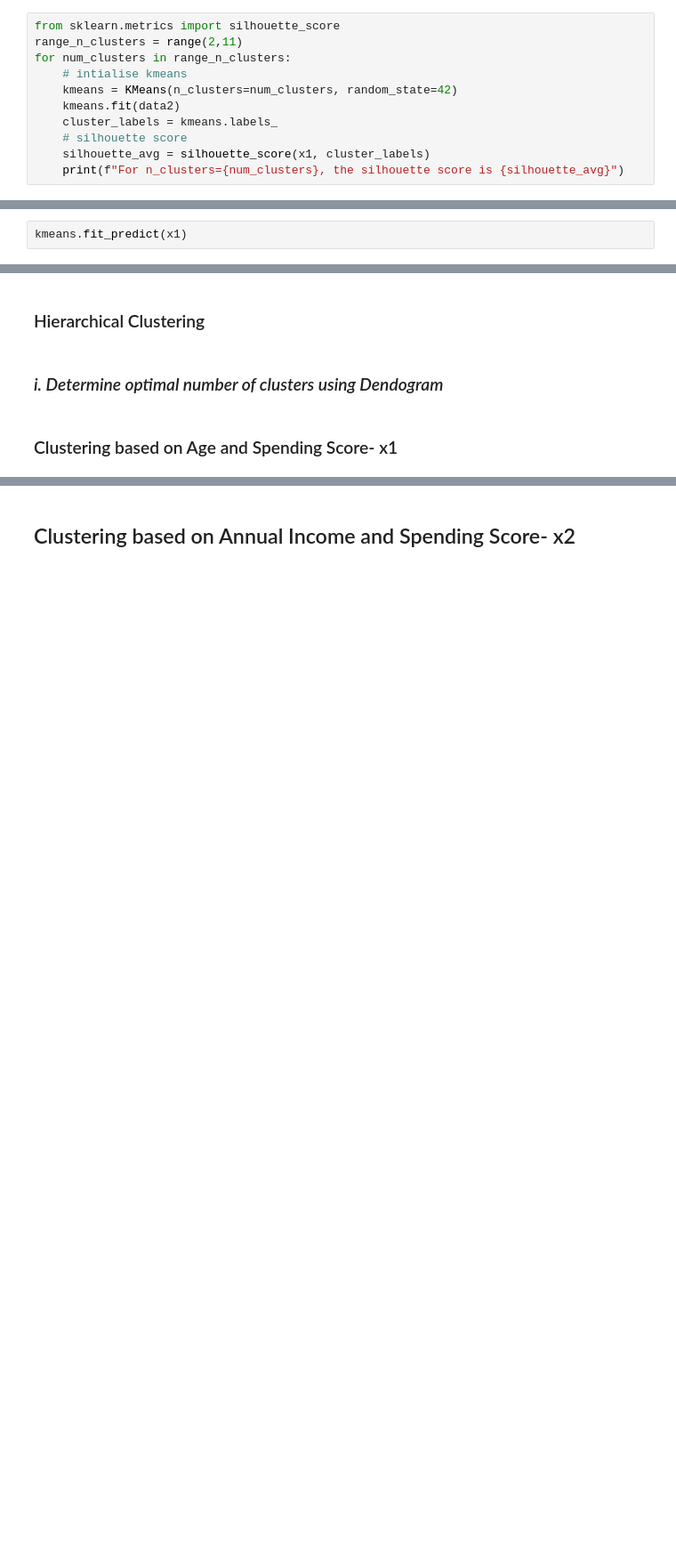
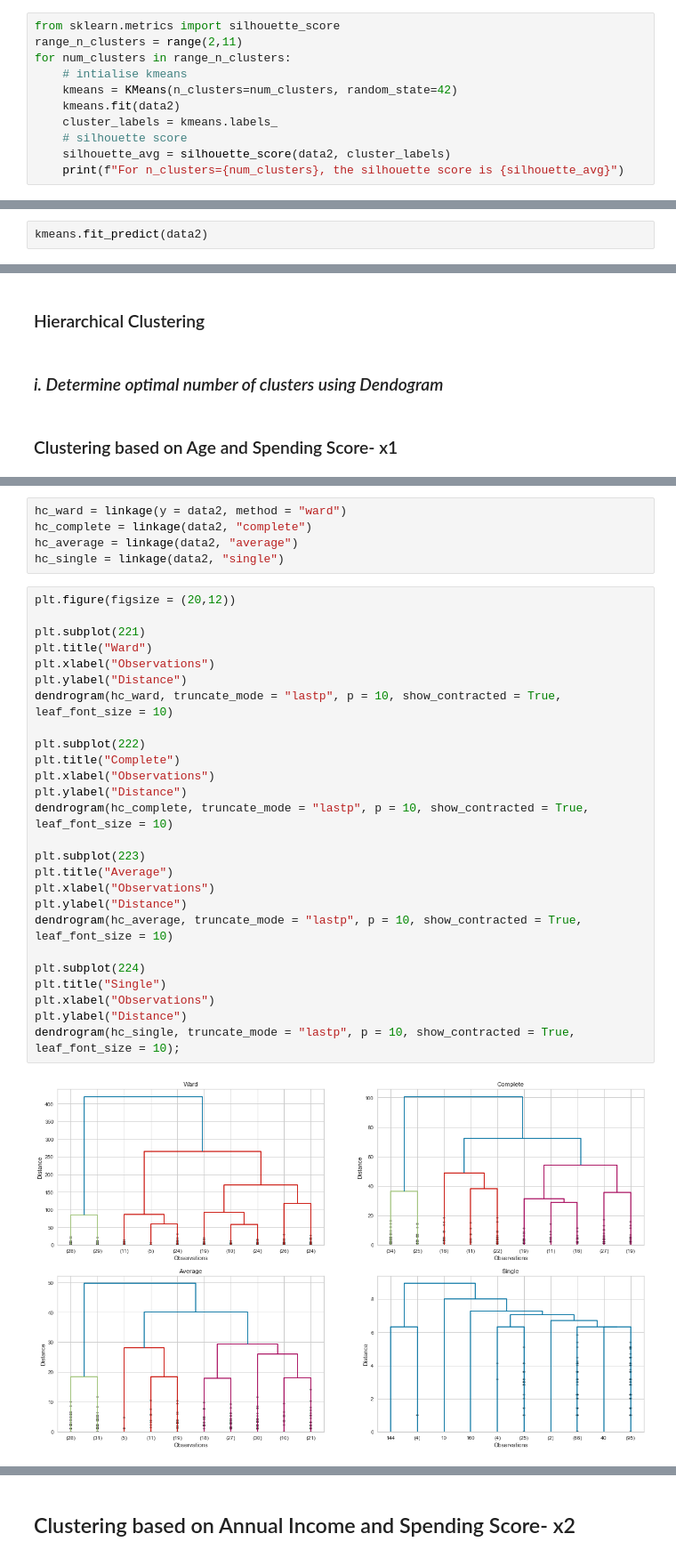
Before and after one commit to deagle6057/MachineLearning, a Jupyter notebook: Project3/Cluestering_Analysis_Customers_Segmentation_Project.ipynb, the cells around one changed output, grey strips where cells are left out. Shown at 89% size. Drawn from its saved outputs; the diff is of its cells as text; blank space fills up the shorter version.

```diff
--- a/Project3/Cluestering_Analysis_Customers_Segmentation_Project.ipynb
+++ b/Project3/Cluestering_Analysis_Customers_Segmentation_Project.ipynb
@@ -275,5 +372,5 @@ for num_clusters in range_n_clusters:
     kmeans.fit(data2)
     cluster_labels = kmeans.labels_
     # silhouette score
-    silhouette_avg = silhouette_score(x1, cluster_labels)
+    silhouette_avg = silhouette_score(data2, cluster_labels)
     print(f"For n_clusters={num_clusters}, the silhouette score is {silhouette_avg}")
@@ -308,4 +417,4 @@ silhouette_score = (1-1.41)/1.41 ==> -0.29
 # %%
 kmeans = KMeans(n_clusters = 4, random_state=42)
 # %%
-kmeans.fit_predict(x1)
+kmeans.fit_predict(data2)
@@ -353,0 +535,33 @@ plt.show()
+# %%
+hc_ward = linkage(y = data2, method = "ward")
+hc_complete = linkage(data2, "complete")
+hc_average = linkage(data2, "average")
+hc_single = linkage(data2, "single")
+# %%
+plt.figure(figsize = (20,12))
+
+plt.subplot(221)
+plt.title("Ward")
+plt.xlabel("Observations")
+plt.ylabel("Distance")
+dendrogram(hc_ward, truncate_mode = "lastp", p = 10, show_contracted = True, leaf_font_size = 10)
+
+plt.subplot(222)
+plt.title("Complete")
+plt.xlabel("Observations")
+plt.ylabel("Distance")
+dendrogram(hc_complete, truncate_mode = "lastp", p = 10, show_contracted = True, leaf_font_size = 10)
+
+plt.subplot(223)
+plt.title("Average")
+plt.xlabel("Observations")
+plt.ylabel("Distance")
+dendrogram(hc_average, truncate_mode = "lastp", p = 10, show_contracted = True, leaf_font_size = 10)
+
+plt.subplot(224)
+plt.title("Single")
+plt.xlabel("Observations")
+plt.ylabel("Distance")
+dendrogram(hc_single, truncate_mode = "lastp", p = 10, show_contracted = True, leaf_font_size = 10);
+# %% [output]
+[figure, added]
```
Also changed, not shown: parts of 73 cells of this notebook.
